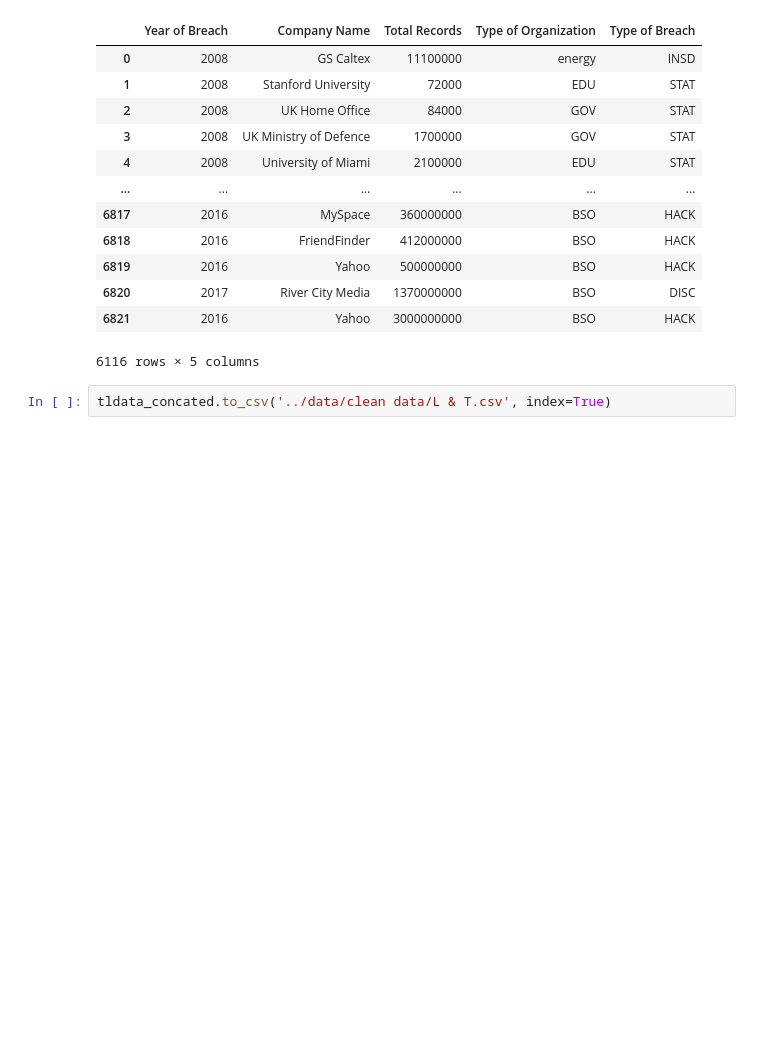
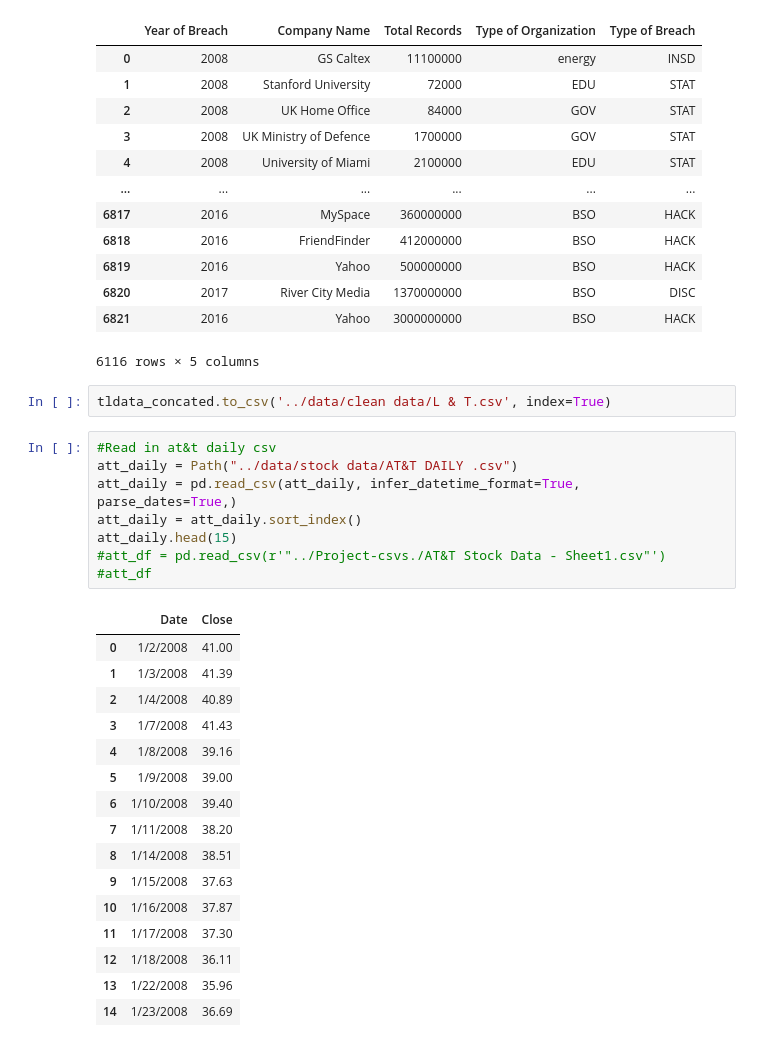
Before and after one commit to chaka37/Project1, a Jupyter notebook: notebooks/tempest.ipynb, the cells around one changed output. Cells and saved outputs as stored; diff of their text form; blank space fills up the shorter version.

Commit message:
adding at&t and citigroup stock data

```diff
--- a/notebooks/tempest.ipynb
+++ b/notebooks/tempest.ipynb
@@ -408,3 +408,28 @@ tldata_concated
 6116 rows × 5 columns
 # %%
 tldata_concated.to_csv('../data/clean data/L & T.csv', index=True)
+# %%
+#Read in at&t daily csv
+att_daily = Path("../data/stock data/AT&T DAILY .csv")
+att_daily = pd.read_csv(att_daily, infer_datetime_format=True, parse_dates=True,)
+att_daily = att_daily.sort_index()
+att_daily.head(15)
+#att_df = pd.read_csv(r'"../Project-csvs./AT&T Stock Data - Sheet1.csv"')
+#att_df
+# %% [output]
+|  | Date | Close |
+| 0 | 1/2/2008 | 41.00 |
+| 1 | 1/3/2008 | 41.39 |
+| 2 | 1/4/2008 | 40.89 |
+| 3 | 1/7/2008 | 41.43 |
+| 4 | 1/8/2008 | 39.16 |
+| 5 | 1/9/2008 | 39.00 |
+| 6 | 1/10/2008 | 39.40 |
+| 7 | 1/11/2008 | 38.20 |
+| 8 | 1/14/2008 | 38.51 |
+| 9 | 1/15/2008 | 37.63 |
+| 10 | 1/16/2008 | 37.87 |
+| 11 | 1/17/2008 | 37.30 |
+| 12 | 1/18/2008 | 36.11 |
+| 13 | 1/22/2008 | 35.96 |
+| 14 | 1/23/2008 | 36.69 |
```
Also changed, not shown: parts of 3 cells of this notebook, 4 other files.
